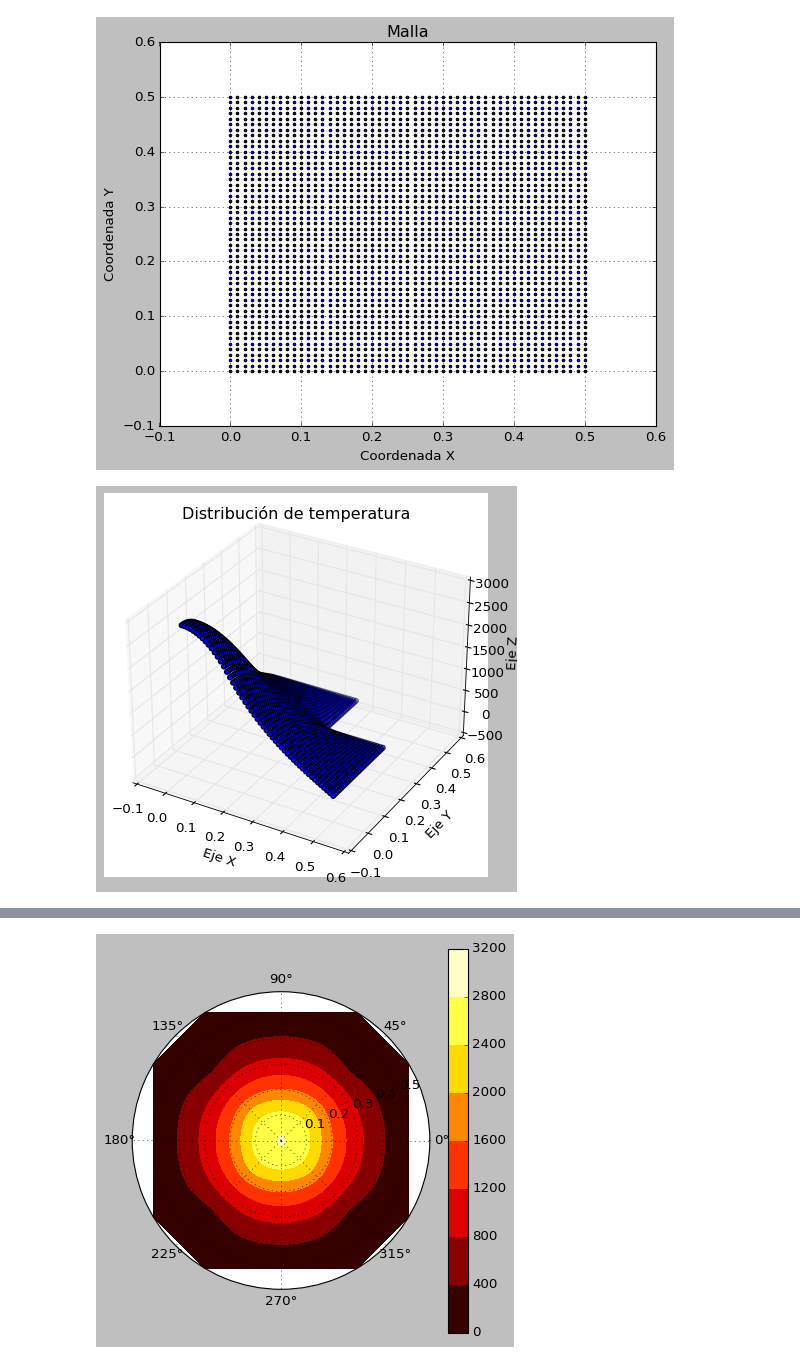
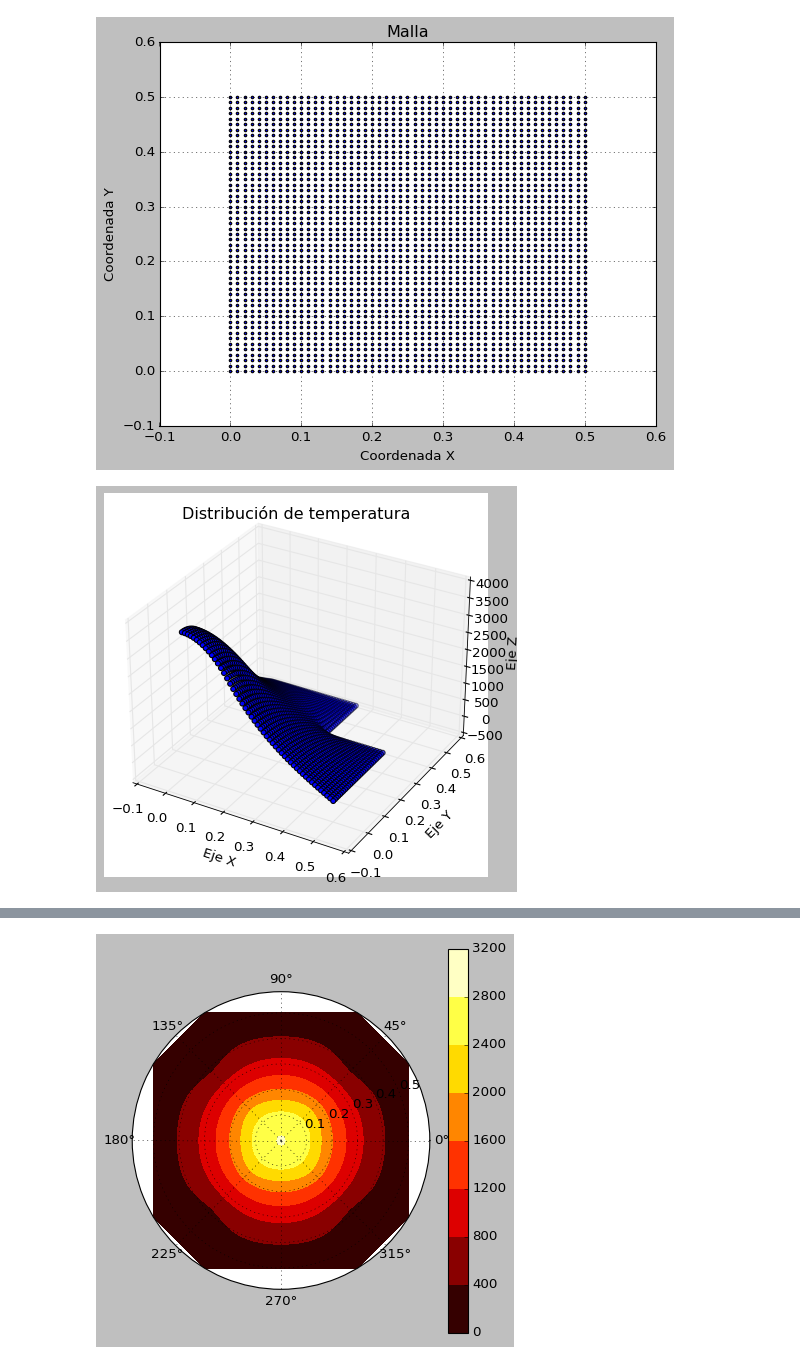
Before and after one commit to DuneV/Termofluidos-II, a Jupyter notebook: Termo.ipynb, the cells around one changed output, grey strips where cells are left out. Cells and saved outputs as stored; diff of their text form; code cells hidden in the pictures.

```diff
--- a/Termo.ipynb
+++ b/Termo.ipynb
@@ -538,33 +538,48 @@ def termo_solver(q):
     coordinates_a = np.vstack((X_.flatten(), Y_.flatten())).T
     coordinates_b = np.vstack((X2.flatten(), Y2.flatten())).T
 
     data = pd.DataFrame({
         'X': np.concatenate((coordinates_a[:,0],coordinates_b[:,0]))
     })
 
     data['Y'] = np.concatenate((coordinates_a[:,1],coordinates_b[:,1]))
     data['Temp'] = b
 
 
     # Visualización de la temperatura
     # X = data['X']
     # Y = data['Y']
     # T = data['Temp']
     return data
 
-info = termo_solver(10**4)
+dq = 100 #w
+goal = 700 #°C
+iter = True
+init = 10**4
+while iter:
+    x_valor_deseado = 0.3  # Reemplaza con el valor de X que deseas encontrar
+    y_valor_deseado = 0.2
+    info = termo_solver(init)
+    filtro = (info['X'] == x_valor_deseado) & (info['Y'] == y_valor_deseado)
+    indice = info.index[filtro].tolist()
+    esquina = info.loc[indice, 'Temp'].to_list()
+    if esquina[0] <= goal:
+        init += dq
+    else:
+        iter = False
+
 
 # Crea una figura 3D
 fig = plt.figure()
 ax = fig.add_subplot(111, projection='3d')
 my_cmap = plt.get_cmap('hot')
 ax.scatter(info['X'], info['Y'], info['Temp'],cmap = my_cmap)
 # Etiqueta los ejes
 ax.set_xlabel('Eje X')
 ax.set_ylabel('Eje Y')
 ax.set_zlabel('Eje Z')
 plt.title('Distribución de temperatura')
 plt.show()
 # %% [output]
-[figure, old version]
+[figure, new version]
 # %%
```
Also changed, not shown: parts of 5 cells of this notebook.
